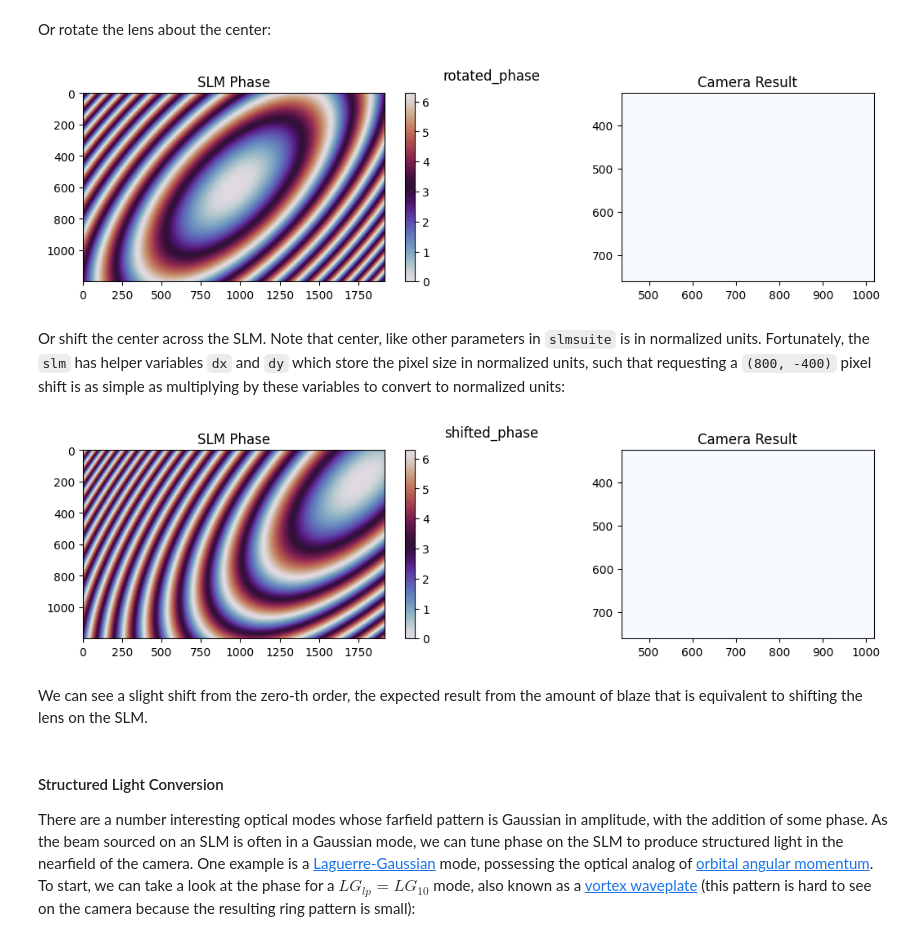
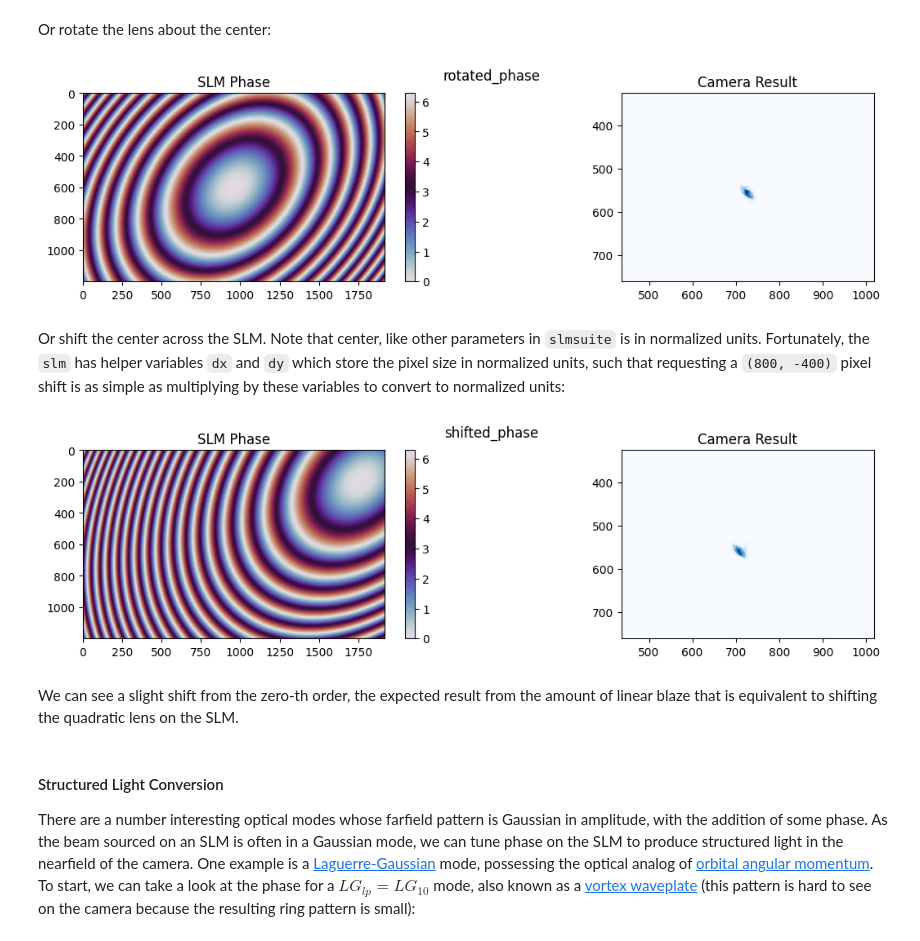
Before and after one commit to slmsuite/slmsuite-examples, a Jupyter notebook: examples/structured_light.ipynb, the cells around one changed output. Saved outputs shown, nothing was run; the diff lists cells and outputs as text; code cells hidden in the pictures.

```diff
--- a/examples/structured_light.ipynb
+++ b/examples/structured_light.ipynb
@@ -58,3 +60,6 @@ vimba sn 02C5V initializing... success
+# %%
+if cam is not None:
+    cam.set_exposure(.001)
 # %% [markdown]
 #### Simple Blazes & Lenses
 
@@ -173,16 +178,16 @@ Or rotate the lens about the center:
 # %%
 rotated_phase = toolbox.phase.lens(
     grid=toolbox.shift_grid(
         slm,
-        transform=np.pi/4                   # Angle in radians to rotate by.
+        transform=np.pi/4,                  # Angle in radians to rotate by.
         shift=(0, 0)
     ),
-    f=(5e7, 1e7)
+    f=(2e7, 1e7)
 )
 
 plot_phase(rotated_phase, "rotated_phase")
 # %% [output]
-[figure, old version]
+[figure, new version]
 # %% [markdown]
 Or shift the center across the SLM. Note that center, like other parameters in `slmsuite` is in normalized units. Fortunately, the `slm` has helper variables `dx` and `dy` which store the pixel size in normalized units, such that requesting a `(800, -400)` pixel shift is as simple as multiplying by these variables to convert to normalized units:
 # %%
@@ -192,14 +197,14 @@ shifted_phase = toolbox.phase.lens(
         transform=np.pi/4,
         shift=(800*slm.dx, -400*slm.dy)     # Shift of the center of the SLM.
     ),
-    f=(5e7, 1e7)
+    f=(2e7, 1e7)
 )
 
 plot_phase(shifted_phase, "shifted_phase")
 # %% [output]
-[figure, old version]
+[figure, new version]
 # %% [markdown]
-We can see a slight shift from the zero-th order, the expected result from the amount of blaze that is equivalent to shifting the lens on the SLM.
+We can see a slight shift from the zero-th order, the expected result from the amount of linear blaze that is equivalent to shifting the quadratic lens on the SLM.
 # %% [markdown]
 #### Structured Light Conversion
 
```
Also changed, not shown: parts of 11 cells of this notebook.
